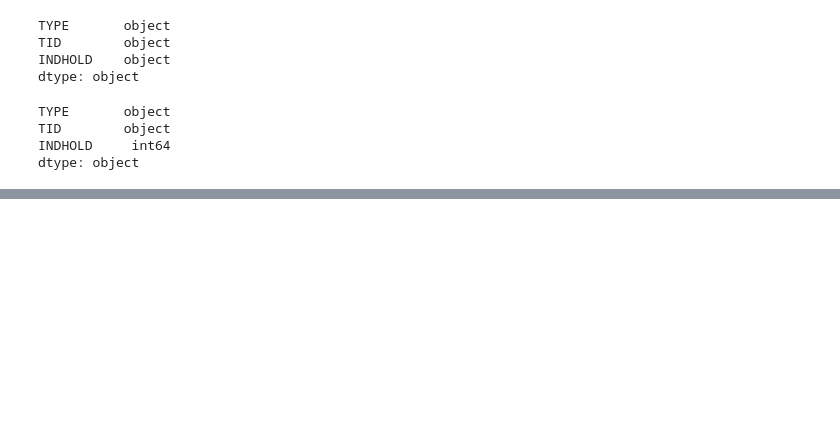
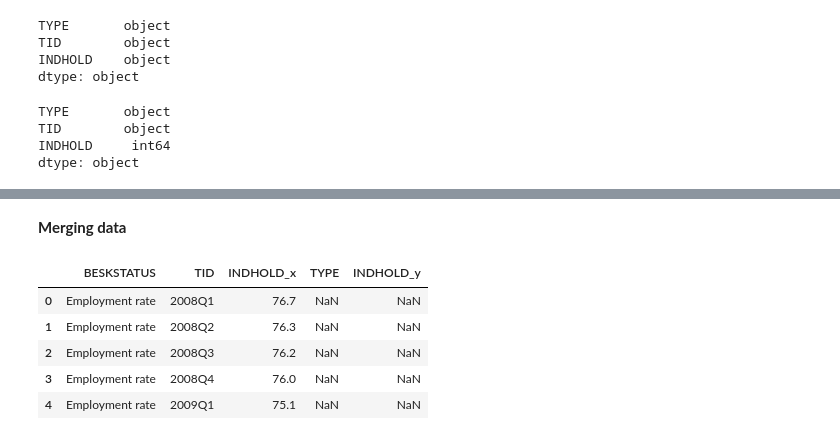
Before and after one commit to JonaDelaney/projects-2022-mmf, a Jupyter notebook: dataproject/Maiwand.ipynb, the cells around one changed output, grey strips where cells are left out. Drawn from its saved outputs; the diff is of its cells as text; code cells hidden in the pictures; blank space fills up the shorter version.

Commit message:
Changed monthly data to quarterly and merged datasets

```diff
--- a/dataproject/Maiwand.ipynb
+++ b/dataproject/Maiwand.ipynb
@@ -239,0 +257,12 @@ inc_api1.plot(x = 'TID', y = 'INDHOLD', kind = 'line')
+# %% [markdown]
+**Merging data**
+# %%
+complete = pd.merge(inc_api,inc_api1,on=['TID'],how='outer')
+complete.head(5)
+# %% [output]
+|  | BESKSTATUS | TID | INDHOLD_x | TYPE | INDHOLD_y |
+| 0 | Employment rate | 2008Q1 | 76.7 | NaN | NaN |
+| 1 | Employment rate | 2008Q2 | 76.3 | NaN | NaN |
+| 2 | Employment rate | 2008Q3 | 76.2 | NaN | NaN |
+| 3 | Employment rate | 2008Q4 | 76.0 | NaN | NaN |
+| 4 | Employment rate | 2009Q1 | 75.1 | NaN | NaN |
```
Also changed, not shown: parts of 12 cells of this notebook.
